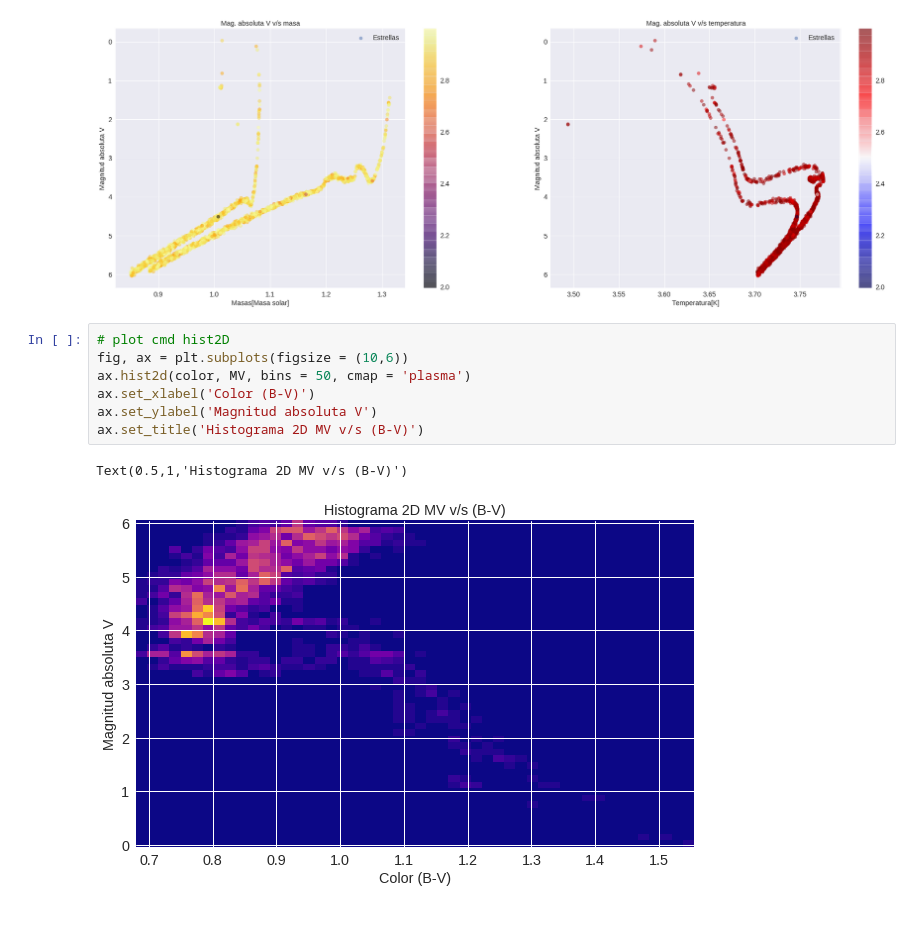
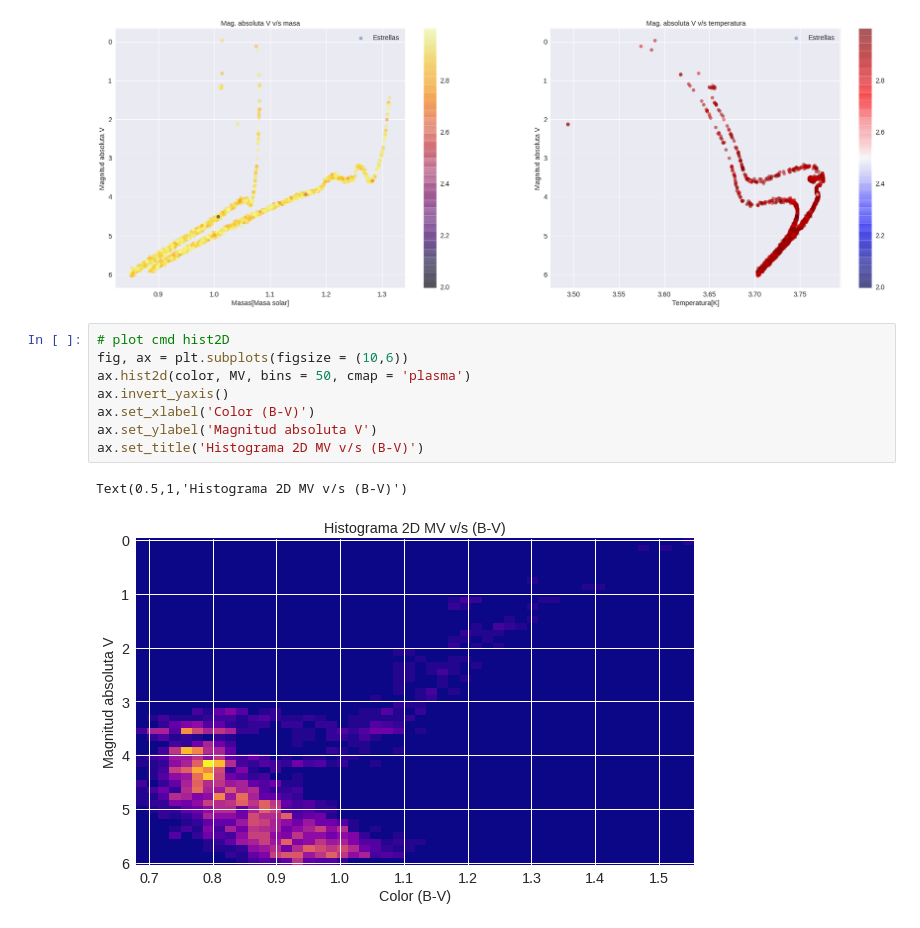
Before and after one commit to SimonSanfeliu/minitarea2, a Jupyter notebook: minitarea2.ipynb, the cells around one changed output. Cells and saved outputs as stored; diff of their text form.

```diff
--- a/minitarea2.ipynb
+++ b/minitarea2.ipynb
@@ -221,10 +221,11 @@ ax[1].legend(loc='best')
 # %%
 # plot cmd hist2D
 fig, ax = plt.subplots(figsize = (10,6))
 ax.hist2d(color, MV, bins = 50, cmap = 'plasma')
+ax.invert_yaxis()
 ax.set_xlabel('Color (B-V)')
 ax.set_ylabel('Magnitud absoluta V')
 ax.set_title('Histograma 2D MV v/s (B-V)')
 # %% [output]
 Text(0.5,1,'Histograma 2D MV v/s (B-V)')
-[figure, old version]
+[figure, new version]
```
